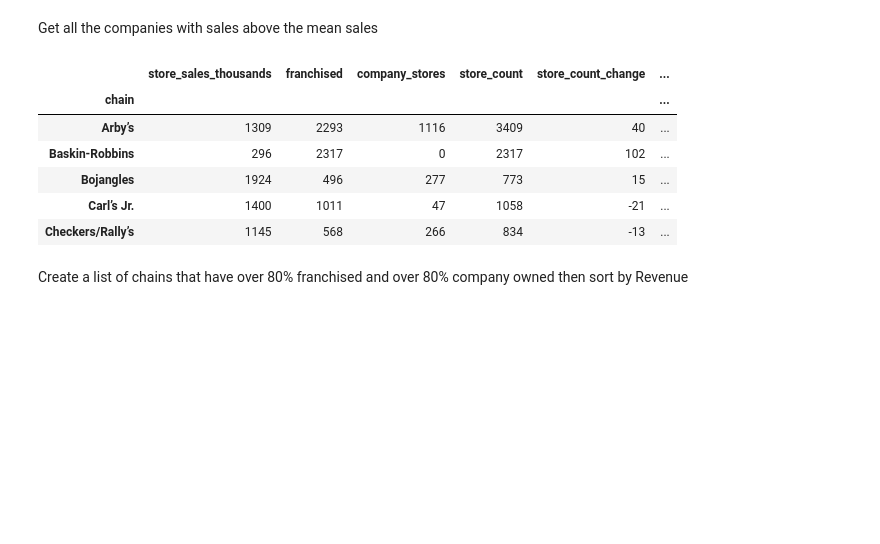
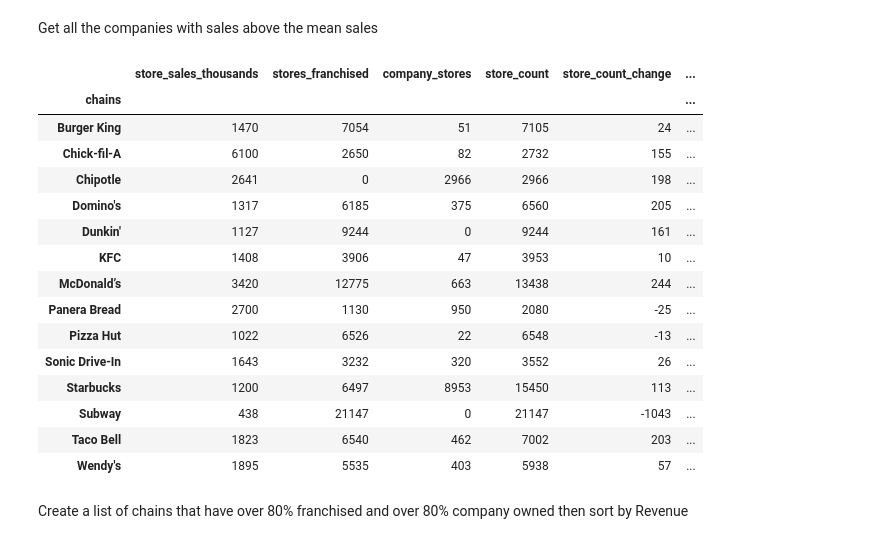
Before and after one commit to JA-Acosta/PandasCourse, a Jupyter notebook: fast_food_notebooks/fast_food_pracitce.ipynb, the cells around one changed output. Saved outputs shown, nothing was run; the diff lists cells and outputs as text; code cells hidden in the pictures; blank space fills up the shorter version.

```diff
--- a/fast_food_notebooks/fast_food_pracitce.ipynb
+++ b/fast_food_notebooks/fast_food_pracitce.ipynb
@@ -282,13 +282,23 @@ Name: store_count, dtype: int64
 # %% [markdown]
 Get all the companies with sales above the mean sales
 # %%
+df[df.sales_in_thousands > df.sales_in_thousands.mean()]
 # %% [output]
-|  | store_sales_thousands | franchised | company_stores | store_count | store_count_change | ... |
-| chain |  |  |  |  |  | ... |
-| Arby’s | 1309 | 2293 | 1116 | 3409 | 40 | ... |
-| Baskin-Robbins | 296 | 2317 | 0 | 2317 | 102 | ... |
-| Bojangles | 1924 | 496 | 277 | 773 | 15 | ... |
-| Carl’s Jr. | 1400 | 1011 | 47 | 1058 | -21 | ... |
-| Checkers/Rally’s | 1145 | 568 | 266 | 834 | -13 | ... |
+|  | store_sales_thousands | stores_franchised | company_stores | store_count | store_count_change | ... |
+| chains |  |  |  |  |  | ... |
+| Burger King | 1470 | 7054 | 51 | 7105 | 24 | ... |
+| Chick-fil-A | 6100 | 2650 | 82 | 2732 | 155 | ... |
+| Chipotle | 2641 | 0 | 2966 | 2966 | 198 | ... |
+| Domino's | 1317 | 6185 | 375 | 6560 | 205 | ... |
+| Dunkin' | 1127 | 9244 | 0 | 9244 | 161 | ... |
+| KFC | 1408 | 3906 | 47 | 3953 | 10 | ... |
+| McDonald’s | 3420 | 12775 | 663 | 13438 | 244 | ... |
+| Panera Bread | 2700 | 1130 | 950 | 2080 | -25 | ... |
+| Pizza Hut | 1022 | 6526 | 22 | 6548 | -13 | ... |
+| Sonic Drive-In | 1643 | 3232 | 320 | 3552 | 26 | ... |
+| Starbucks | 1200 | 6497 | 8953 | 15450 | 113 | ... |
+| Subway | 438 | 21147 | 0 | 21147 | -1043 | ... |
+| Taco Bell | 1823 | 6540 | 462 | 7002 | 203 | ... |
+| Wendy's | 1895 | 5535 | 403 | 5938 | 57 | ... |
 # %% [markdown]
 Create a list of chains that have over 80% franchised and over 80% company owned then sort by Revenue
```
Also changed, not shown: parts of 4 cells of this notebook, 1 other file.
